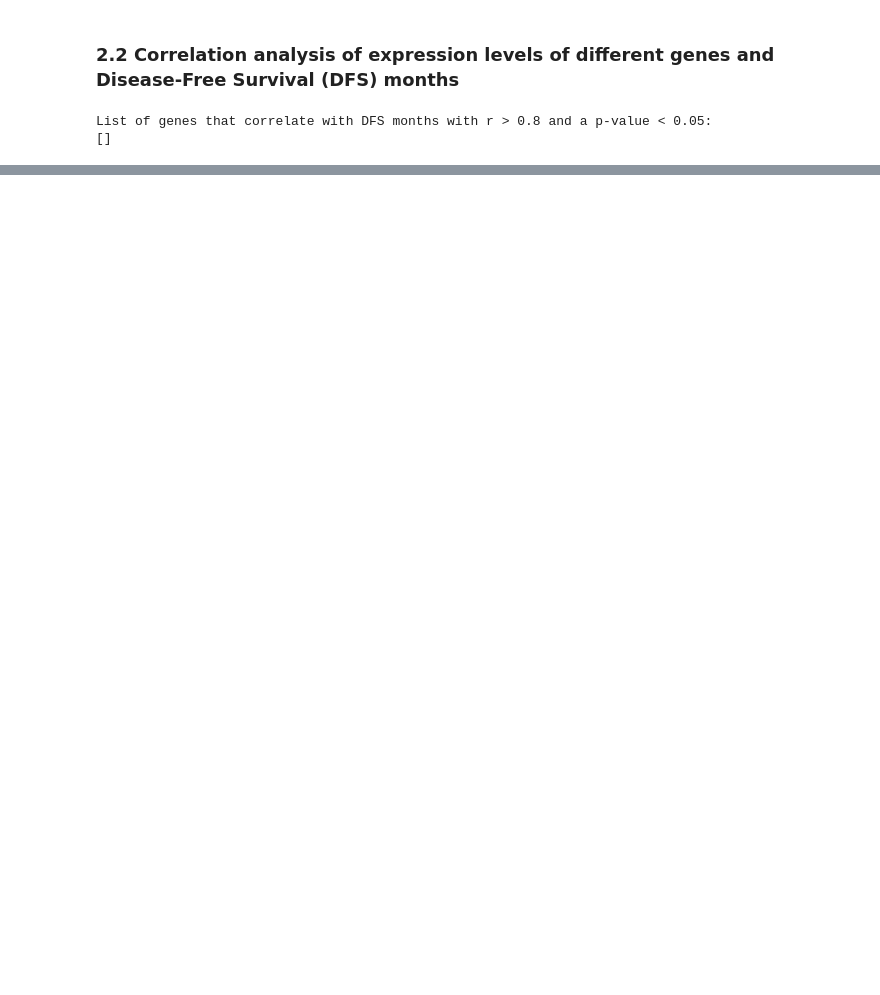
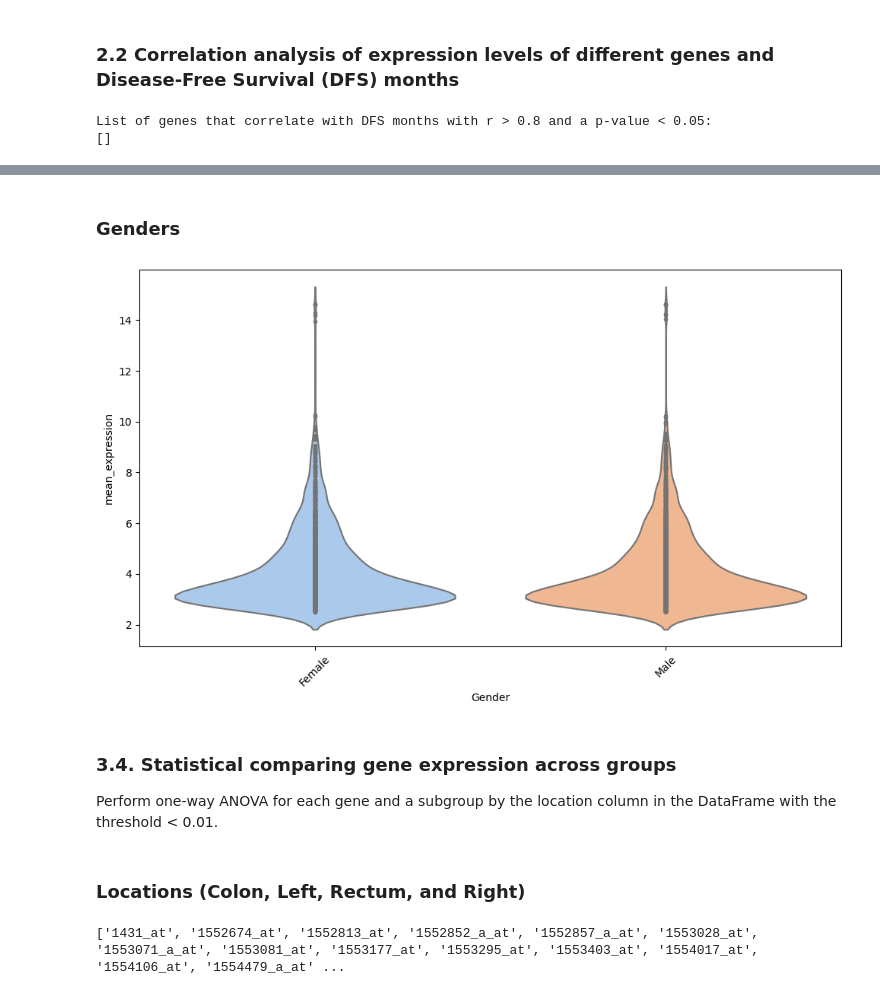
Before and after one commit to chira-ploy/CRC-DataViz-EDA, a Jupyter notebook: MergeData_Analysis.ipynb, the cells around one changed output, grey strips where cells are left out. Drawn from its saved outputs; the diff is of its cells as text; code cells hidden in the pictures; blank space fills up the shorter version.

Commit message:
perform one-way-ANOVA

```diff
--- a/MergeData_Analysis.ipynb
+++ b/MergeData_Analysis.ipynb
@@ -241,0 +196,19 @@ sns.violinplot(data=df_merge_working, x="Location", y="1553569_at")
+# %% [markdown]
+### Genders
+# %%
+ meanGeneEx_distribution(df_merge_working, 'Gender', 3)
+# %% [output]
+[figure, added]
+# %% [markdown]
+### 3.4. Statistical comparing gene expression across groups
+
+Perform one-way ANOVA for each gene and a subgroup by the location column in the DataFrame with the threshold < 0.01.
+# %% [markdown]
+### Locations (Colon, Left, Rectum, and Right)
+# %%
+from geneEx_ANOVA import geneEx_ANOVA
+
+significant_genes, df_ANOVA_all = geneEx_ANOVA(df_merge_working, 'Location', 0.01)
+print (significant_genes)
+# %% [output]
+['1431_at', '1552674_at', '1552813_at', '1552852_a_at', '1552857_a_at', '1553028_at', '1553071_a_at', '1553081_at', '1553177_at', '1553295_at', '1553403_at', '1554017_at', '1554106_at', '1554479_a_at' ...
```
Also changed, not shown: parts of 18 cells of this notebook.
